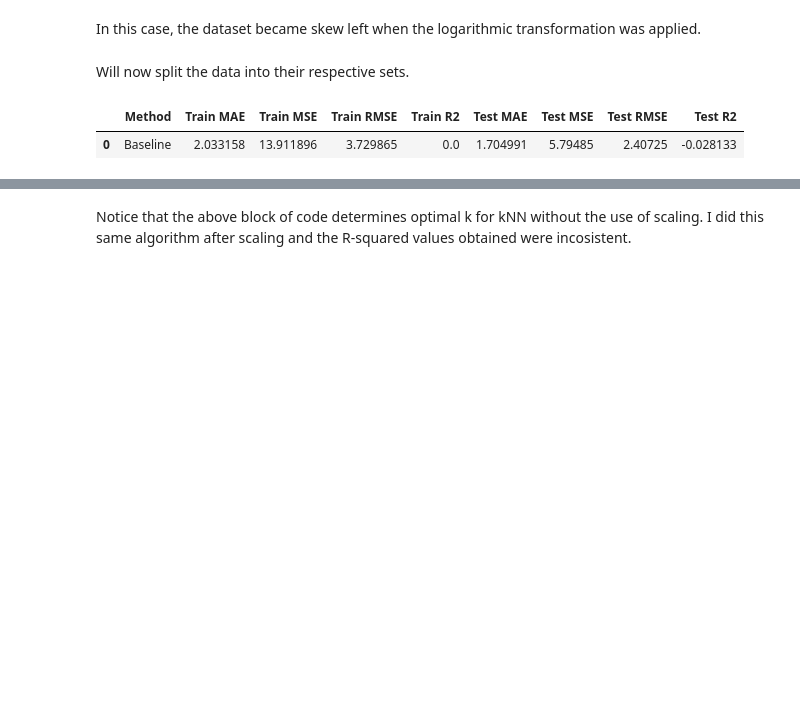
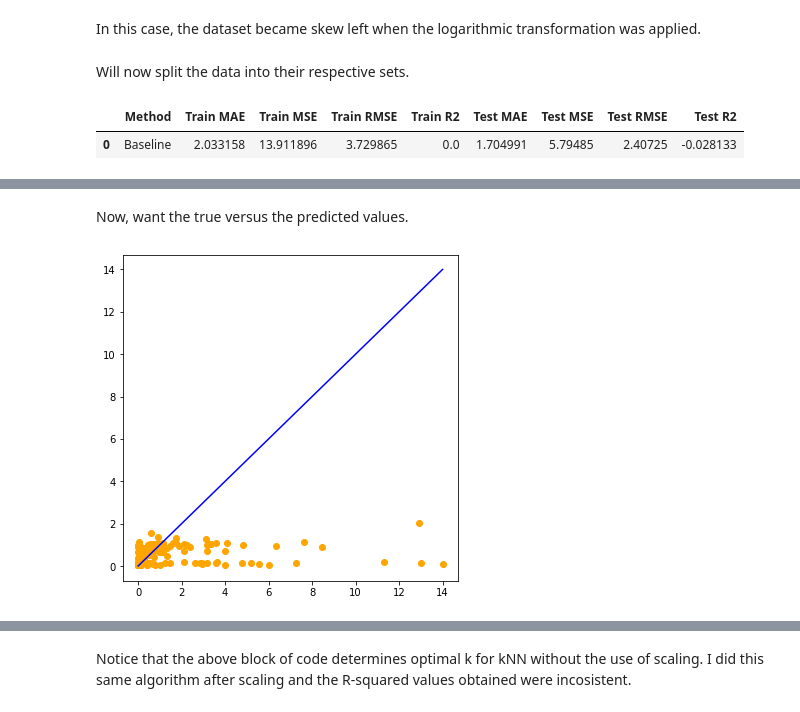
Before and after one commit to jbravo87/blog-projects, a Jupyter notebook: exoplanet_data_notebook.ipynb, the cells around one changed output, grey strips where cells are left out. Cells and saved outputs as stored; diff of their text form; code cells hidden in the pictures; blank space fills up the shorter version.

```diff
--- a/exoplanet_data_notebook.ipynb
+++ b/exoplanet_data_notebook.ipynb
@@ -736,6 +748,6 @@ baseline_2
 # %%
-X2_train_log = np.log10(X2_train)
-X2_test_log = np.log10(X2_test)
+y2_train_log = np.log10(y2_train)
+y2_test_log = np.log10(y2_test)
 # %%
 # kNN R-squared accuracy
 knn_r_acc_2 = []
@@ -769,5 +781,8 @@ Within given range, optimal k is:  69
 # %%
-model_knn_2 = KNeighborsRegressor(n_neighbors = 69)
-model_knn_2.fit(X2_train.reshape(-1, 1), y2_train.reshape(-1, 1))
-y_knn_train_pred_2 = model_knn_2.predict(X2_train.reshape(-1, 1))
-y_knn_test_pred_2 = model_knn_2.predict(X2_test.reshape(-1, 1))
+model_knn_2 = KNeighborsRegressor(n_neighbors = 65)
+model_knn_2.fit(X2_train.reshape(-1, 1), y2_train_log.reshape(-1, 1))
+y_knn_train_pred_2_log = model_knn_2.predict(X2_train.reshape(-1, 1))
+y_knn_test_pred_2_log = model_knn_2.predict(X2_test.reshape(-1, 1))
+# %%
+y_knn_train_pred_2 = pow(10, y_knn_train_pred_2_log)
+y_knn_test_pred_2 = pow(10, y_knn_test_pred_2_log)
@@ -773,0 +807,13 @@ y_knn_test_pred_2 = model_knn_2.predict(X2_test.reshape(-1, 1))
+# %% [markdown]
+Now, want the true versus the predicted values.
+# %%
+true_values_2 = y2_test
+predicted_values2_1 = y_knn_test_pred_2
+plt.figure(figsize = (6, 6))
+plt.scatter(true_values_2, predicted_values2_1, c = 'orange')
+p3 = max(max(predicted_values2_1), max(true_values_2))
+p4 = min(min(predicted_values2_1), min(true_values_2))
+plt.plot([p3, p4], [p3, p4], 'b-')
+plt.show()
+# %% [output]
+[figure, added]
```
Also changed, not shown: parts of 41 cells of this notebook.
